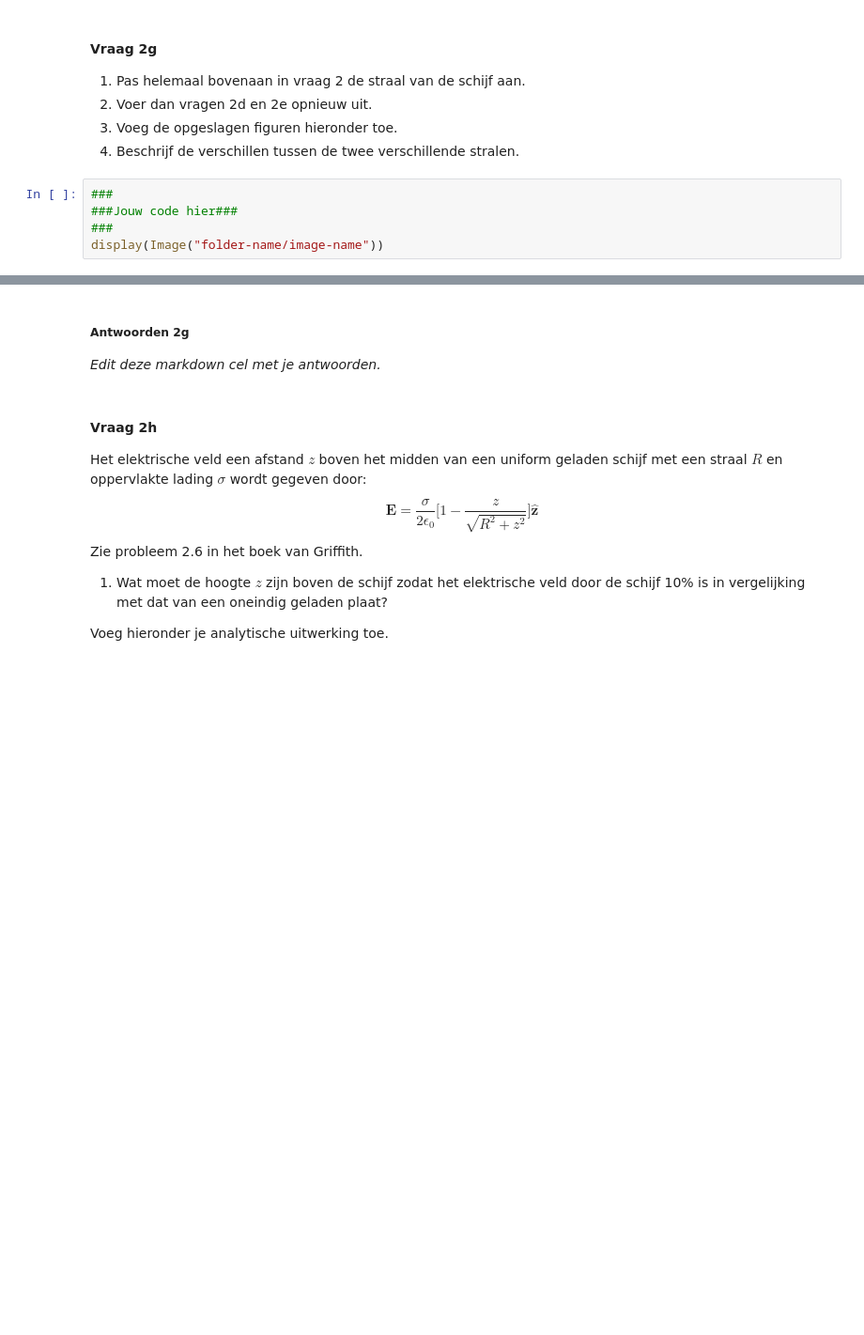
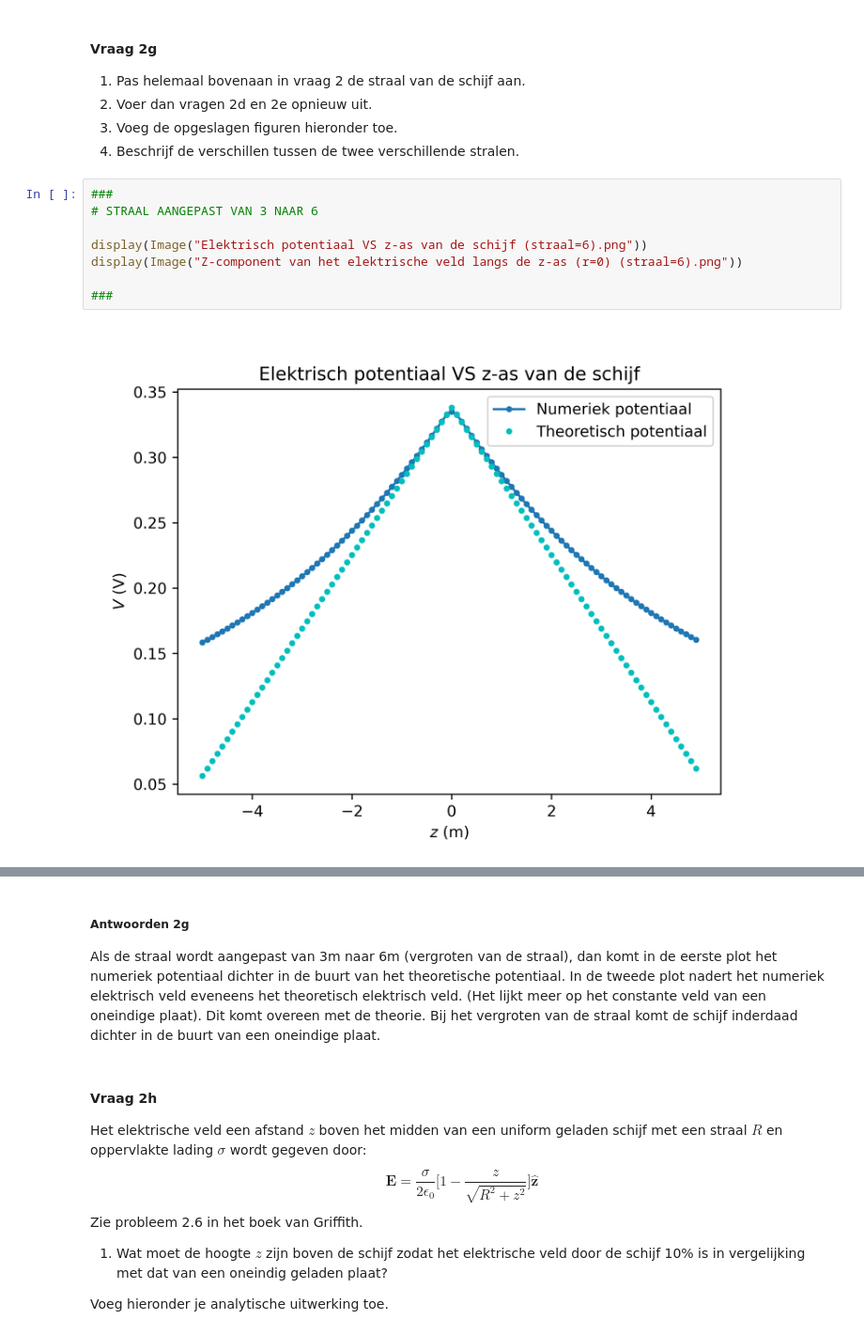
Before and after one commit to NNynke/DEF-D-assignments-N, a Jupyter notebook: DigitaleOntwerpopdrachten/1CondensatorOpdracht/CondensatorOntwerpopdracht.ipynb, the cells around one changed output, grey strips where cells are left out. Shown at 94% size. Saved outputs shown, nothing was run; the diff lists cells and outputs as text; blank space fills up the shorter version.

```diff
--- a/DigitaleOntwerpopdrachten/1CondensatorOpdracht/CondensatorOntwerpopdracht.ipynb
+++ b/DigitaleOntwerpopdrachten/1CondensatorOpdracht/CondensatorOntwerpopdracht.ipynb
@@ -297,6 +357,11 @@ Het theoretische elektrische veld van een oneindig geladen oppervlakte is $|E| =
 4. Beschrijf de verschillen tussen de twee verschillende stralen.
 # %%
 ###
-###Jouw code hier###
+# STRAAL AANGEPAST VAN 3 NAAR 6
+
+display(Image("Elektrisch potentiaal VS z-as van de schijf (straal=6).png"))
+display(Image("Z-component van het elektrische veld langs de z-as (r=0) (straal=6).png"))
+
 ###
-display(Image("folder-name/image-name"))
+# %% [output]
+[figure, added]
@@ -303,7 +369,7 @@ display(Image("folder-name/image-name"))
 # %% [markdown]
 ##### Antwoorden 2g
 
-*Edit deze markdown cel met je antwoorden.*
+Als de straal wordt aangepast van 3m naar 6m (vergroten van de straal), dan komt in de eerste plot het numeriek potentiaal dichter in de buurt van het theoretische potentiaal. In de tweede plot nadert het numeriek elektrisch veld eveneens het theoretisch elektrisch veld. (Het lijkt meer op het constante veld van een oneindige plaat). Dit komt overeen met de theorie. Bij het vergroten van de straal komt de schijf inderdaad dichter in de buurt van een oneindige plaat.
 # %% [markdown]
 #### Vraag 2h
 Het elektrische veld een afstand $z$ boven het midden van een uniform geladen schijf met een straal $R$ en oppervlakte lading $\sigma$ wordt gegeven door:
```
Also changed, not shown: parts of 12 cells of this notebook, 4 other files.
